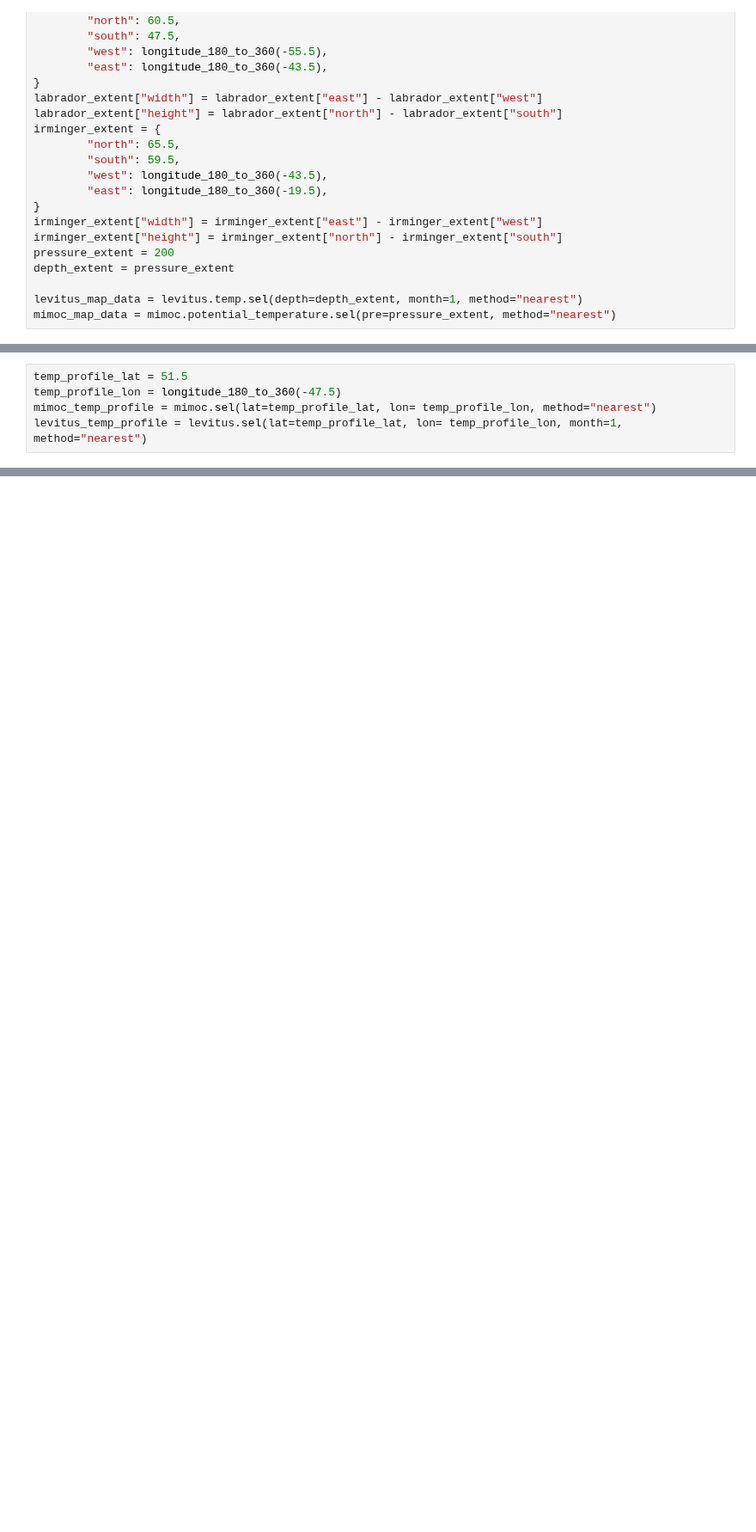
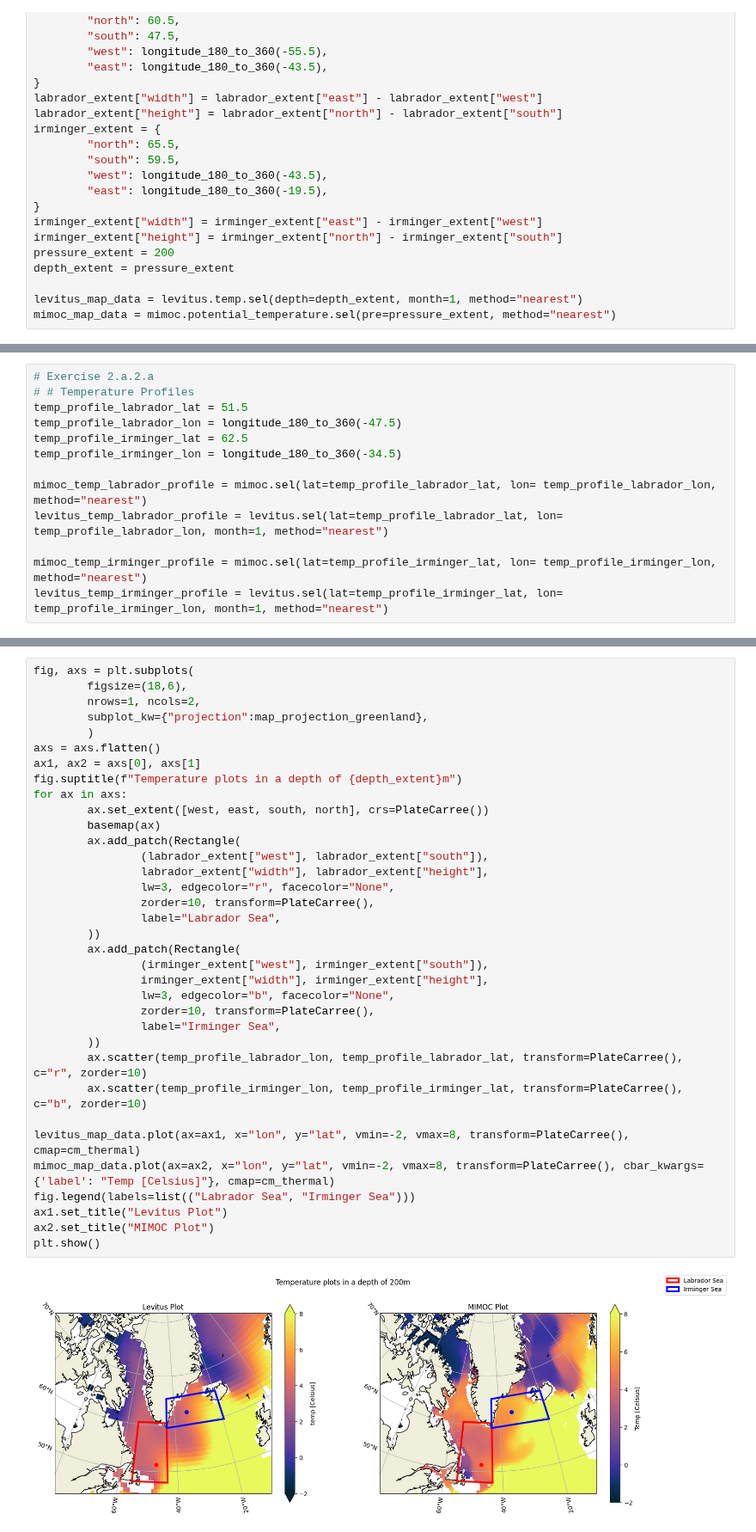
Before and after one commit to JRethemeier/Thermohaline-Circulation, a Jupyter notebook: Assignment2/Assignment2.ipynb, the cells around one changed output, grey strips where cells are left out. Shown at 86% size. Drawn from its saved outputs; the diff is of its cells as text; blank space fills up the shorter version.

Commit message:
made figures prettier, please review

```diff
--- a/Assignment2/Assignment2.ipynb
+++ b/Assignment2/Assignment2.ipynb
@@ -251,5 +220,13 @@ plt.show()
 # %%
-temp_profile_lat = 51.5
-temp_profile_lon = longitude_180_to_360(-47.5)
-mimoc_temp_profile = mimoc.sel(lat=temp_profile_lat, lon= temp_profile_lon, method="nearest")
-levitus_temp_profile = levitus.sel(lat=temp_profile_lat, lon= temp_profile_lon, month=1, method="nearest")
+# Exercise 2.a.2.a
+# # Temperature Profiles
+temp_profile_labrador_lat = 51.5
+temp_profile_labrador_lon = longitude_180_to_360(-47.5)
+temp_profile_irminger_lat = 62.5
+temp_profile_irminger_lon = longitude_180_to_360(-34.5)
+
+mimoc_temp_labrador_profile = mimoc.sel(lat=temp_profile_labrador_lat, lon= temp_profile_labrador_lon, method="nearest")
+levitus_temp_labrador_profile = levitus.sel(lat=temp_profile_labrador_lat, lon= temp_profile_labrador_lon, month=1, method="nearest")
+
+mimoc_temp_irminger_profile = mimoc.sel(lat=temp_profile_irminger_lat, lon= temp_profile_irminger_lon, method="nearest")
+levitus_temp_irminger_profile = levitus.sel(lat=temp_profile_irminger_lat, lon= temp_profile_irminger_lon, month=1, method="nearest")
@@ -435,0 +233,37 @@ plt.show()
+# %%
+fig, axs = plt.subplots(
+        figsize=(18,6),
+        nrows=1, ncols=2,
+        subplot_kw={"projection":map_projection_greenland},
+        )
+axs = axs.flatten()
+ax1, ax2 = axs[0], axs[1]
+fig.suptitle(f"Temperature plots in a depth of {depth_extent}m")
+for ax in axs:
+        ax.set_extent([west, east, south, north], crs=PlateCarree())
+        basemap(ax)
+        ax.add_patch(Rectangle(
+                (labrador_extent["west"], labrador_extent["south"]),
+                labrador_extent["width"], labrador_extent["height"],
+                lw=3, edgecolor="r", facecolor="None",
+                zorder=10, transform=PlateCarree(),
+                label="Labrador Sea",
+        ))
+        ax.add_patch(Rectangle(
+                (irminger_extent["west"], irminger_extent["south"]),
+                irminger_extent["width"], irminger_extent["height"],
+                lw=3, edgecolor="b", facecolor="None",
+                zorder=10, transform=PlateCarree(),
+                label="Irminger Sea",
+        ))
+        ax.scatter(temp_profile_labrador_lon, temp_profile_labrador_lat, transform=PlateCarree(), c="r", zorder=10)
+        ax.scatter(temp_profile_irminger_lon, temp_profile_irminger_lat, transform=PlateCarree(), c="b", zorder=10)
+
+levitus_map_data.plot(ax=ax1, x="lon", y="lat", vmin=-2, vmax=8, transform=PlateCarree(), cmap=cm_thermal)
+mimoc_map_data.plot(ax=ax2, x="lon", y="lat", vmin=-2, vmax=8, transform=PlateCarree(), cbar_kwargs={'label': "Temp [Celsius]"}, cmap=cm_thermal)
+fig.legend(labels=list(("Labrador Sea", "Irminger Sea")))
+ax1.set_title("Levitus Plot")
+ax2.set_title("MIMOC Plot")
+plt.show()
+# %% [output]
+[figure, new version]
```
Also changed, not shown: parts of 9 cells of this notebook.
